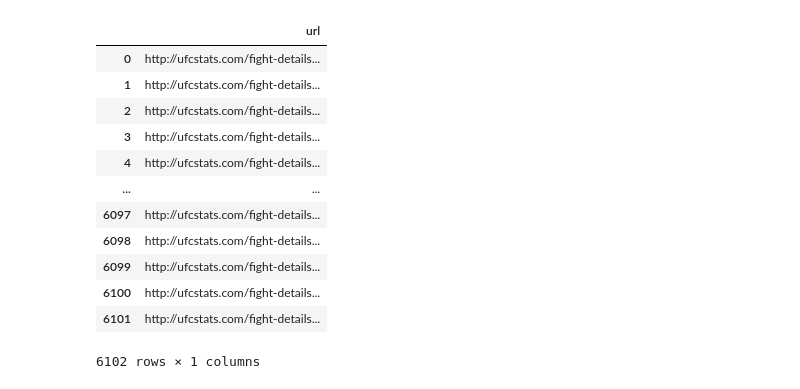
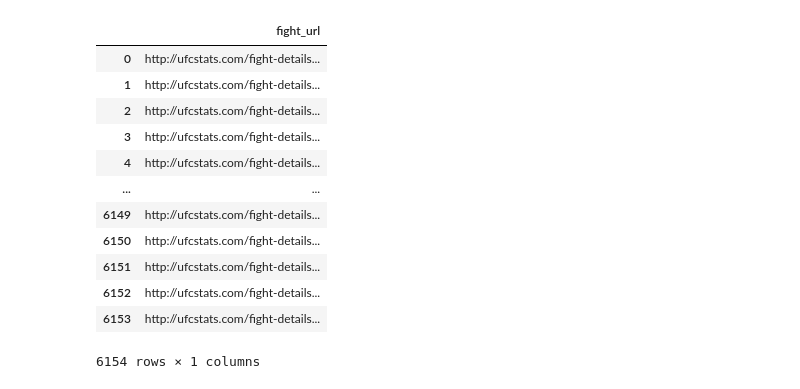
Before and after one commit to a925sw/ufc_stats, a Jupyter notebook: scrapers/fight_stat_scraper.ipynb, the cells around one changed output. Drawn from its saved outputs; the diff is of its cells as text; code cells hidden in the pictures.

Commit message:
adding the future...

```diff
--- a/scrapers/fight_stat_scraper.ipynb
+++ b/scrapers/fight_stat_scraper.ipynb
@@ -6,8 +6,8 @@ from bs4 import BeautifulSoup as bs
 import requests
 from splinter import Browser
 # %%
-executable_path = {'executable_path': '../static/chromedriver.exe'}
-browser = Browser('chrome', **executable_path, headless=True)
+executable_path = {'executable_path': '../static/geckodriver'}
+browser = Browser('firefox', **executable_path, headless=True)
 # %%
 pd.set_option('display.max_columns', None)
 # %%
@@ -43,0 +56,29 @@ event_urls
+# %%
+future_fight_urls = []
+future_event_data = []
+
+for event in future_urls:
+    browser.visit(event)
+    event_soup = bs(browser.html, "html.parser")
+    hrefs = event_soup.find_all(class_="b-fight-details__table-row b-fight-details__table-row__hover js-fight-details-click")
+
+
+    event_date = browser.find_by_xpath("/html/body/section/div/div/div[1]/ul/li[1]").text
+    event_name = browser.find_by_xpath("/html/body/section/div/h2/span").text
+    event_location = browser.find_by_xpath("/html/body/section/div/div/div[1]/ul/li[2]").text
+
+    event_info = {"event": event_name,
+                 "date": event_date,
+                 "location": event_location,
+                 "event_url": event}
+
+    future_event_data.append(event_info)
+
+
+    for cols in hrefs:
+        href = cols["data-link"]
+
+        if href not in future_fight_urls:
+            future_fight_urls.append(href)
+
+future_fight_urls
@@ -112,43 +167,43 @@ event_df
 # %%
 fight_urls.remove("http://ufcstats.com/fight-details/635fbf57001897c7")
 fight_urls.remove("http://ufcstats.com/fight-details/8b258bbb37f74a66")
 fight_urls.remove("http://ufcstats.com/fight-details/4bce0ce561a65288")
 fight_urls.remove("http://ufcstats.com/fight-details/b80872821bc4f6ba")
 fight_urls.remove("http://ufcstats.com/fight-details/77bf1e37929b0d59")
 fight_urls.remove("http://ufcstats.com/fight-details/565ecefd8a37ad7e")
 fight_urls.remove("http://ufcstats.com/fight-details/2f449bd58b3d9a99")
 fight_urls.remove("http://ufcstats.com/fight-details/d93c8c77e1091a16")
 fight_urls.remove("http://ufcstats.com/fight-details/a5c90086fb65f58e")
 fight_urls.remove("http://ufcstats.com/fight-details/3badedeb2c5533f4")
 fight_urls.remove("http://ufcstats.com/fight-details/c413b0abc04358c3")
 fight_urls.remove("http://ufcstats.com/fight-details/f59b1215176636f6")
 fight_urls.remove("http://ufcstats.com/fight-details/5701dbbbfa4f8313")
 fight_urls.remove("http://ufcstats.com/fight-details/7ffcc3a72e082ace")
 fight_urls.remove("http://ufcstats.com/fight-details/6449a1a9a69a830c")
 fight_urls.remove("http://ufcstats.com/fight-details/e4fe950846b51bdf")
 fight_urls.remove("http://ufcstats.com/fight-details/4b334c9727eee450")
 fight_urls.remove("http://ufcstats.com/fight-details/8e03db41687d9132")
 fight_urls.remove("http://ufcstats.com/fight-details/b297c3e938e1005e")
 fight_urls.remove("http://ufcstats.com/fight-details/b80e6a799c95d499")
 fight_urls.remove("http://ufcstats.com/fight-details/a1db4c917777aa79")
 
 fight_urls_df = pd.DataFrame({"fight_url" : fight_urls})
-# fight_urls_df.to_csv("../data/fight_urls.csv")
+fight_urls_df.to_csv("../data/fight_urls.csv")
 fight_urls_df
 # %% [output]
-|  | url |
+|  | fight_url |
 | 0 | http://ufcstats.com/fight-details... |
 | 1 | http://ufcstats.com/fight-details... |
 | 2 | http://ufcstats.com/fight-details... |
 | 3 | http://ufcstats.com/fight-details... |
 | 4 | http://ufcstats.com/fight-details... |
 | ... | ... |
-| 6097 | http://ufcstats.com/fight-details... |
-| 6098 | http://ufcstats.com/fight-details... |
-| 6099 | http://ufcstats.com/fight-details... |
-| 6100 | http://ufcstats.com/fight-details... |
-| 6101 | http://ufcstats.com/fight-details... |
+| 6149 | http://ufcstats.com/fight-details... |
+| 6150 | http://ufcstats.com/fight-details... |
+| 6151 | http://ufcstats.com/fight-details... |
+| 6152 | http://ufcstats.com/fight-details... |
+| 6153 | http://ufcstats.com/fight-details... |
-6102 rows × 1 columns
+6154 rows × 1 columns
 # %%
 fighter_data = []
 full_fight_data = []
```
Also changed, not shown: parts of 10 cells of this notebook, 11 other files.
